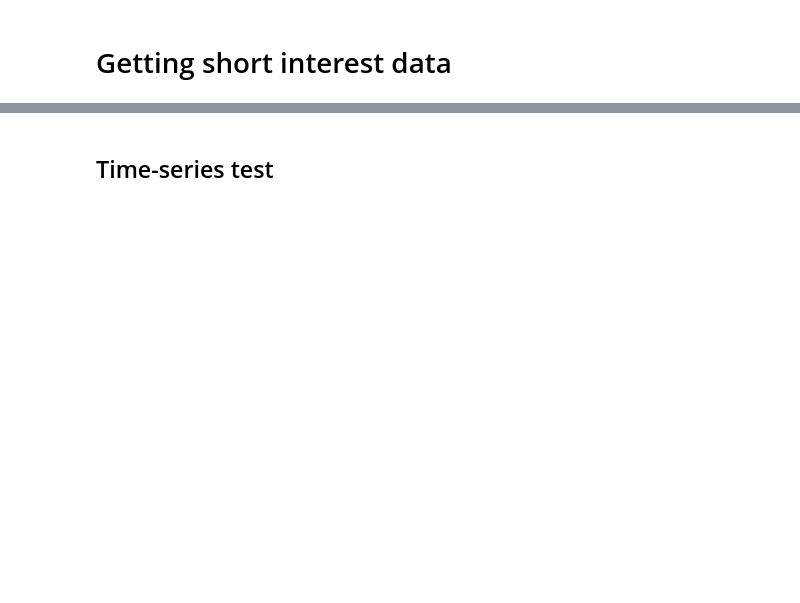
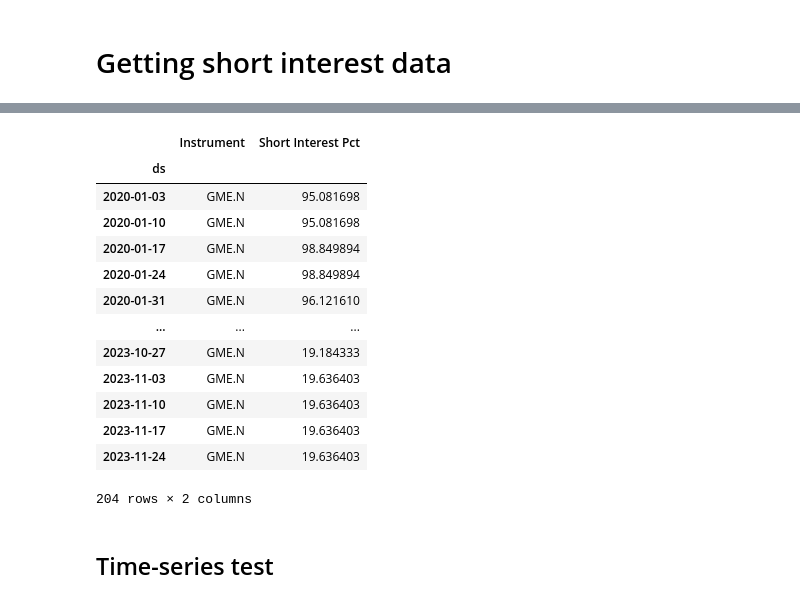
Before and after one commit to SaberQ19/socioPhysics_DiamondHands, a Jupyter notebook: StocksAndPosts.ipynb, the cells around one changed output, grey strips where cells are left out. Saved outputs shown, nothing was run; the diff lists cells and outputs as text; code cells hidden in the pictures; blank space fills up the shorter version.

```diff
--- a/StocksAndPosts.ipynb
+++ b/StocksAndPosts.ipynb
@@ -234,7 +370,22 @@ GME_shorts["Date"] = pd.to_datetime(GME_shorts['Date'], format='%Y-%m-%dT%H:%M:%
 # %%
-# GME_shorts = GME_shorts.rename({'Date': 'ds'}, axis='columns')
+GME_shorts = GME_shorts.rename({'Date': 'ds'}, axis='columns')
 GME_shorts.set_index('ds', inplace=True)
 GME_shorts
+# %% [output]
+|  | Instrument | Short Interest Pct |
+| ds |  |  |
+| 2020-01-03 | GME.N | 95.081698 |
+| 2020-01-10 | GME.N | 95.081698 |
+| 2020-01-17 | GME.N | 98.849894 |
+| 2020-01-24 | GME.N | 98.849894 |
+| 2020-01-31 | GME.N | 96.121610 |
+| ... | ... | ... |
+| 2023-10-27 | GME.N | 19.184333 |
+| 2023-11-03 | GME.N | 19.636403 |
+| 2023-11-10 | GME.N | 19.636403 |
+| 2023-11-17 | GME.N | 19.636403 |
+| 2023-11-24 | GME.N | 19.636403 |
+204 rows × 2 columns
 # %%
 GME_shorts = GME_shorts.drop(columns=['Instrument'])
 #get rid of this fing colum bro
```
Also changed, not shown: parts of 28 cells of this notebook, 2 other files.
